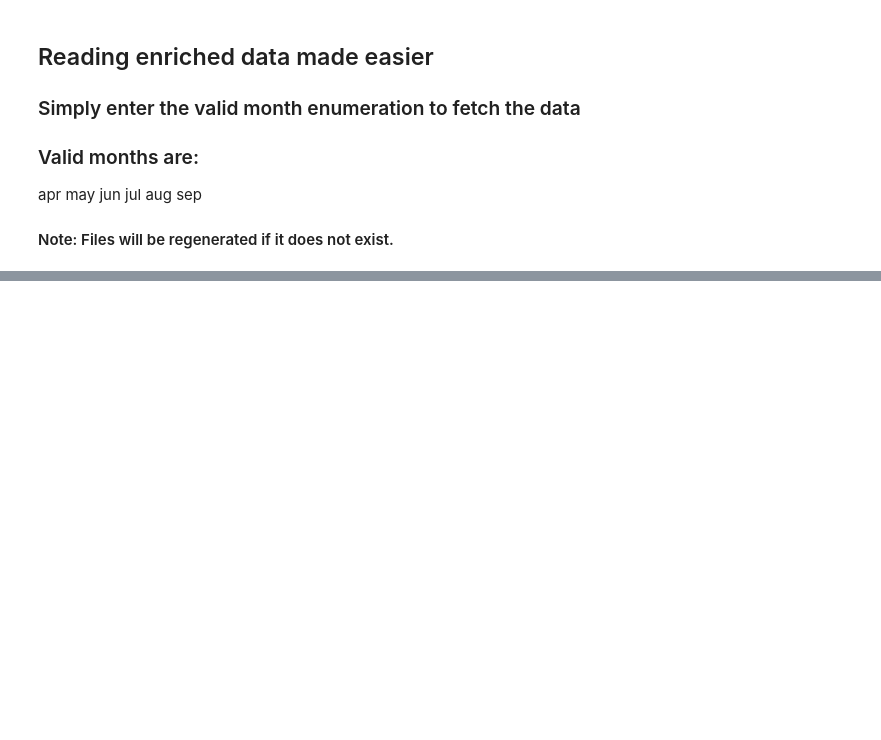
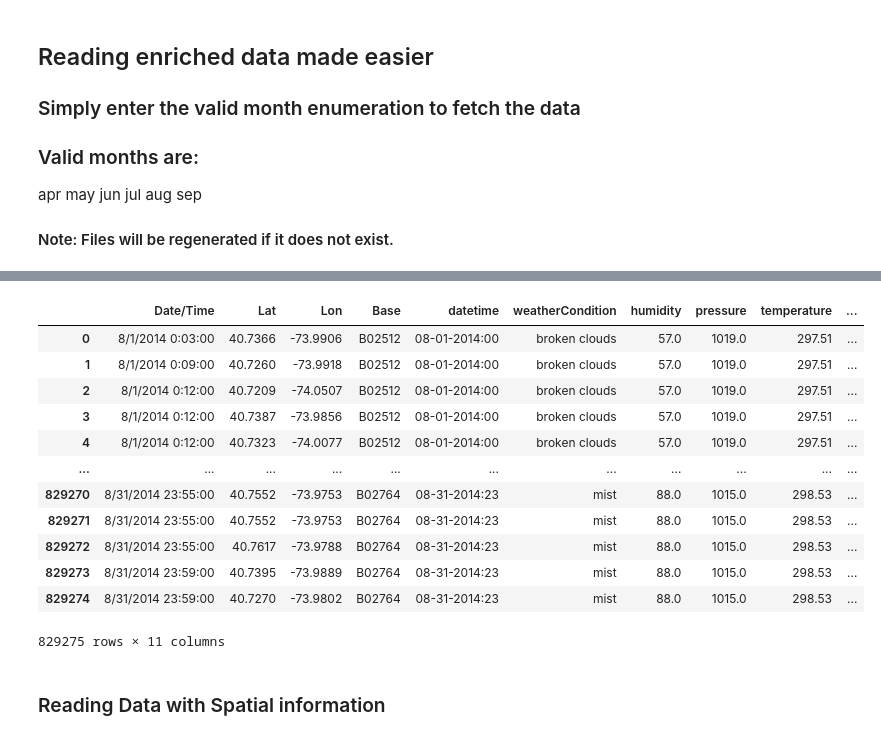
Before and after one commit to krishkribo/ML2020-Uber-Data-Analysis, a Jupyter notebook: Preprocessing/PickleLoadTest.ipynb, the cells around one changed output, grey strips where cells are left out. Drawn from its saved outputs; the diff is of its cells as text; code cells hidden in the pictures; blank space fills up the shorter version.

```diff
--- a/Preprocessing/PickleLoadTest.ipynb
+++ b/Preprocessing/PickleLoadTest.ipynb
@@ -69,0 +68,18 @@ Dataset loaded
+# %%
+df
+# %% [output]
+|  | Date/Time | Lat | Lon | Base | datetime | weatherCondition | humidity | pressure | temperature | ... |
+| 0 | 8/1/2014 0:03:00 | 40.7366 | -73.9906 | B02512 | 08-01-2014:00 | broken clouds | 57.0 | 1019.0 | 297.51 | ... |
+| 1 | 8/1/2014 0:09:00 | 40.7260 | -73.9918 | B02512 | 08-01-2014:00 | broken clouds | 57.0 | 1019.0 | 297.51 | ... |
+| 2 | 8/1/2014 0:12:00 | 40.7209 | -74.0507 | B02512 | 08-01-2014:00 | broken clouds | 57.0 | 1019.0 | 297.51 | ... |
+| 3 | 8/1/2014 0:12:00 | 40.7387 | -73.9856 | B02512 | 08-01-2014:00 | broken clouds | 57.0 | 1019.0 | 297.51 | ... |
+| 4 | 8/1/2014 0:12:00 | 40.7323 | -74.0077 | B02512 | 08-01-2014:00 | broken clouds | 57.0 | 1019.0 | 297.51 | ... |
+| ... | ... | ... | ... | ... | ... | ... | ... | ... | ... | ... |
+| 829270 | 8/31/2014 23:55:00 | 40.7552 | -73.9753 | B02764 | 08-31-2014:23 | mist | 88.0 | 1015.0 | 298.53 | ... |
+| 829271 | 8/31/2014 23:55:00 | 40.7552 | -73.9753 | B02764 | 08-31-2014:23 | mist | 88.0 | 1015.0 | 298.53 | ... |
+| 829272 | 8/31/2014 23:55:00 | 40.7617 | -73.9788 | B02764 | 08-31-2014:23 | mist | 88.0 | 1015.0 | 298.53 | ... |
+| 829273 | 8/31/2014 23:59:00 | 40.7395 | -73.9889 | B02764 | 08-31-2014:23 | mist | 88.0 | 1015.0 | 298.53 | ... |
+| 829274 | 8/31/2014 23:59:00 | 40.7270 | -73.9802 | B02764 | 08-31-2014:23 | mist | 88.0 | 1015.0 | 298.53 | ... |
+829275 rows × 11 columns
+# %% [markdown]
+### Reading Data with Spatial information
```
Also changed, not shown: parts of 8 cells of this notebook, 24 other files.
